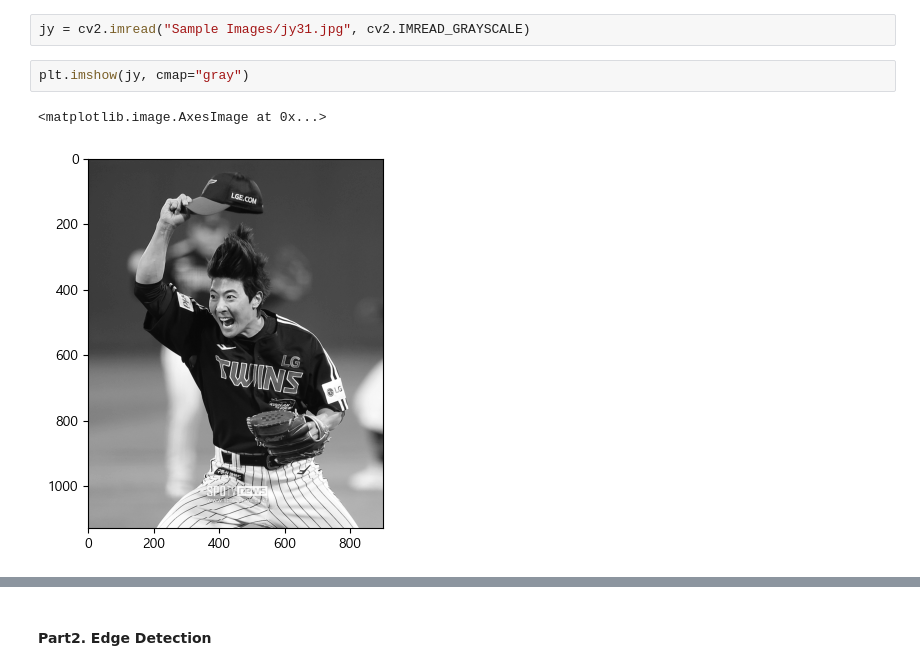
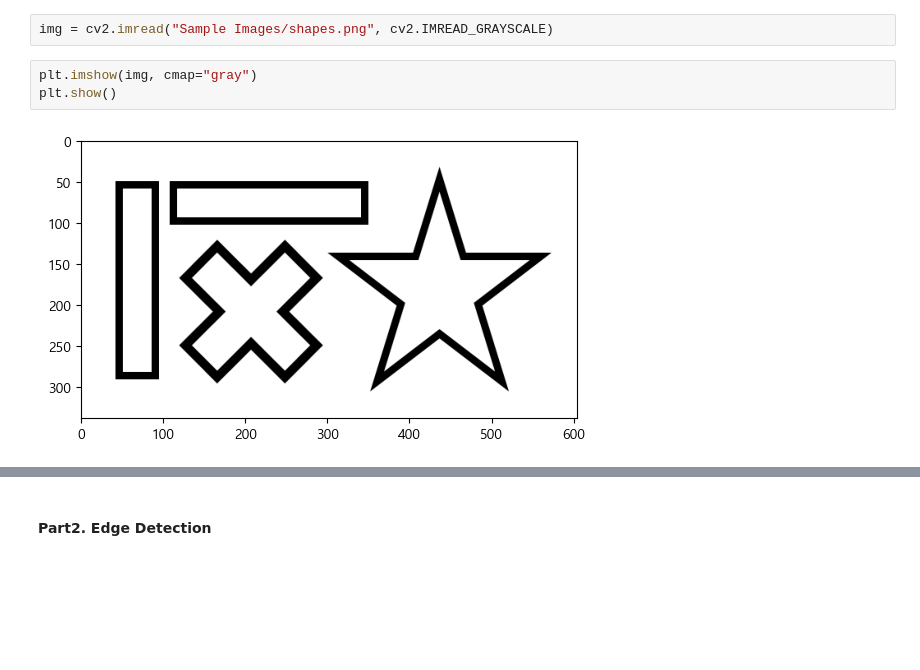
Before and after one commit to 0x106053b/Introduction_To_CV, a Jupyter notebook: Excercise1/Part2. Edge Detection.ipynb, the cells around one changed output, grey strips where cells are left out. Saved outputs shown, nothing was run; the diff lists cells and outputs as text; blank space fills up the shorter version.

```diff
--- a/Excercise1/Part2. Edge Detection.ipynb
+++ b/Excercise1/Part2. Edge Detection.ipynb
@@ -10,7 +11,7 @@ os.getcwd()
 # %%
-jy = cv2.imread("Sample Images/jy31.jpg", cv2.IMREAD_GRAYSCALE)
+img = cv2.imread("Sample Images/shapes.png", cv2.IMREAD_GRAYSCALE)
 # %%
-plt.imshow(jy, cmap="gray")
+plt.imshow(img, cmap="gray")
+plt.show()
 # %% [output]
-<matplotlib.image.AxesImage at 0x...>
-[figure, old version]
+[figure, new version]
```
Also changed, not shown: parts of 16 cells of this notebook, 3 other files.
